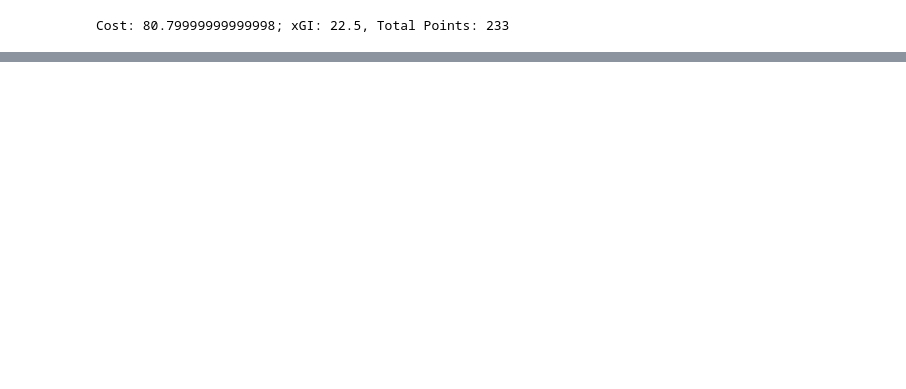
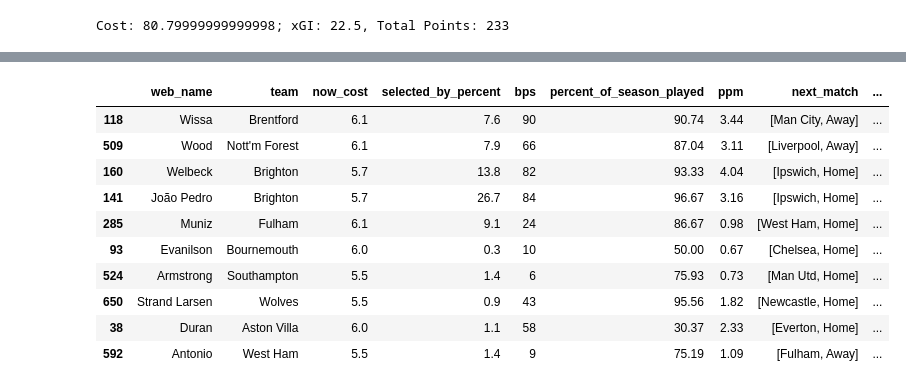
Before and after one commit to rio-v/FPL_24_25, a Jupyter notebook: pre_gw4.ipynb, the cells around one changed output, grey strips where cells are left out. Drawn from its saved outputs; the diff is of its cells as text; code cells hidden in the pictures; blank space fills up the shorter version.

```diff
--- a/pre_gw4.ipynb
+++ b/pre_gw4.ipynb
@@ -12,7 +20,7 @@ GAMEWEEKS_PLAYED = 3
 # %%
-df = pd.read_excel('players_Gameweek_{}.xlsx'.format(GAMEWEEKS_PLAYED))
-fixtures = pd.read_excel('fixtures.xlsx')
-my_team = pd.read_excel('my_team_Gameweek_{}.xlsx'.format(GAMEWEEKS_PLAYED))
+df = pd.read_excel('data/players_Gameweek_{}.xlsx'.format(GAMEWEEKS_PLAYED))
+fixtures = pd.read_excel('data/fixtures.xlsx')
+my_team = pd.read_excel('data/my_team_Gameweek_{}.xlsx'.format(GAMEWEEKS_PLAYED))
 # %%
 df.head()
 # %% [output]
@@ -220,0 +201,15 @@ fpl.top_players_by_cost(df, 'Midfielder', 7.5, 'expected_goal_involvements', 10)
+# %%
+#I need 2.6 to upgrade Saka to Salah, funded by selling Isak. Currently on 0.5 itb, therefore I need a replacement that is 6.4 or lower
+fpl.top_players_by_cost(df, 'Forward', 6.4, 'expected_goal_involvements', 10)
+# %% [output]
+|  | web_name | team | now_cost | selected_by_percent | bps | percent_of_season_played | ppm | next_match | ... |
+| 118 | Wissa | Brentford | 6.1 | 7.6 | 90 | 90.74 | 3.44 | [Man City, Away] | ... |
+| 509 | Wood | Nott'm Forest | 6.1 | 7.9 | 66 | 87.04 | 3.11 | [Liverpool, Away] | ... |
+| 160 | Welbeck | Brighton | 5.7 | 13.8 | 82 | 93.33 | 4.04 | [Ipswich, Home] | ... |
+| 141 | João Pedro | Brighton | 5.7 | 26.7 | 84 | 96.67 | 3.16 | [Ipswich, Home] | ... |
+| 285 | Muniz | Fulham | 6.1 | 9.1 | 24 | 86.67 | 0.98 | [West Ham, Home] | ... |
+| 93 | Evanilson | Bournemouth | 6.0 | 0.3 | 10 | 50.00 | 0.67 | [Chelsea, Home] | ... |
+| 524 | Armstrong | Southampton | 5.5 | 1.4 | 6 | 75.93 | 0.73 | [Man Utd, Home] | ... |
+| 650 | Strand Larsen | Wolves | 5.5 | 0.9 | 43 | 95.56 | 1.82 | [Newcastle, Home] | ... |
+| 38 | Duran | Aston Villa | 6.0 | 1.1 | 58 | 30.37 | 2.33 | [Everton, Home] | ... |
+| 592 | Antonio | West Ham | 5.5 | 1.4 | 9 | 75.19 | 1.09 | [Fulham, Away] | ... |
```
Also changed, not shown: parts of 3 cells of this notebook, 10 other files.
